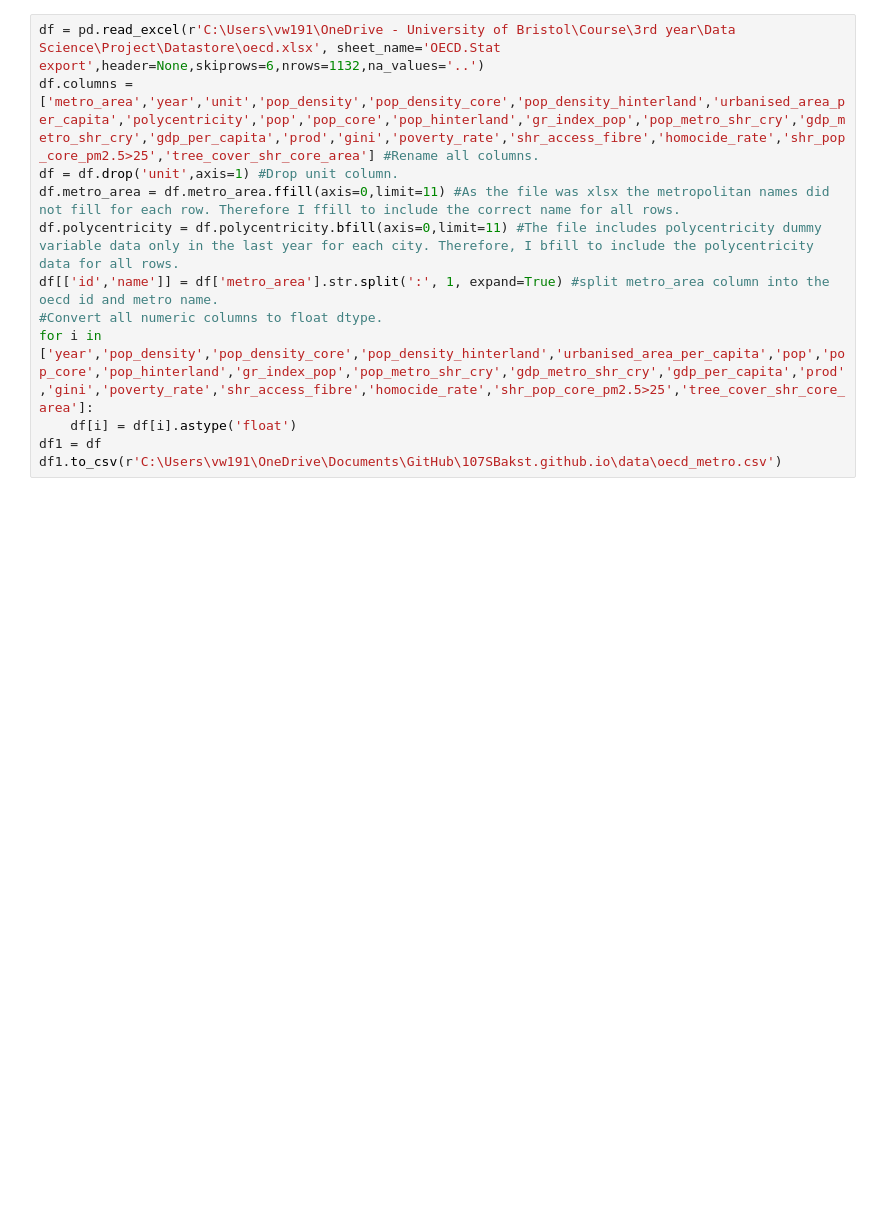
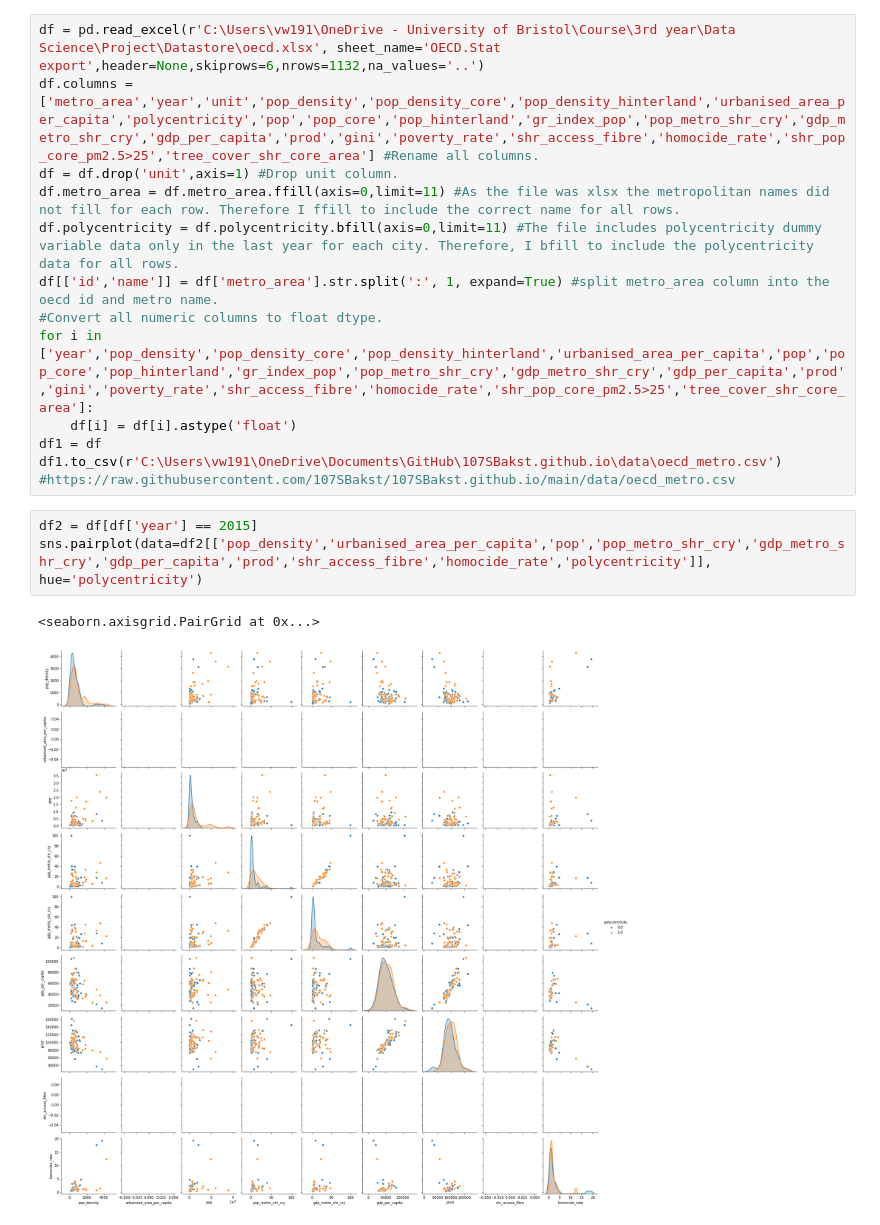
Before and after one commit to 107SBakst/107SBakst.github.io, a Jupyter notebook: Python/project_chart3_oecd2.ipynb, the cells around one changed output. Drawn from its saved outputs; the diff is of its cells as text; blank space fills up the shorter version.

```diff
--- a/Python/project_chart3_oecd2.ipynb
+++ b/Python/project_chart3_oecd2.ipynb
@@ -31,3 +32,10 @@ for i in ['year','pop_density','pop_density_core','pop_density_hinterland','urba
     df[i] = df[i].astype('float')
 df1 = df
 df1.to_csv(r'C:\Users\vw191\OneDrive\Documents\GitHub\107SBakst.github.io\data\oecd_metro.csv')
+#https://raw.githubusercontent.com/107SBakst/107SBakst.github.io/main/data/oecd_metro.csv
+# %%
+df2 = df[df['year'] == 2015]
+sns.pairplot(data=df2[['pop_density','urbanised_area_per_capita','pop','pop_metro_shr_cry','gdp_metro_shr_cry','gdp_per_capita','prod','shr_access_fibre','homocide_rate','polycentricity']], hue='polycentricity')
+# %% [output]
+<seaborn.axisgrid.PairGrid at 0x...>
+[figure, added]
```
Also changed, not shown: parts of 2 cells of this notebook.
